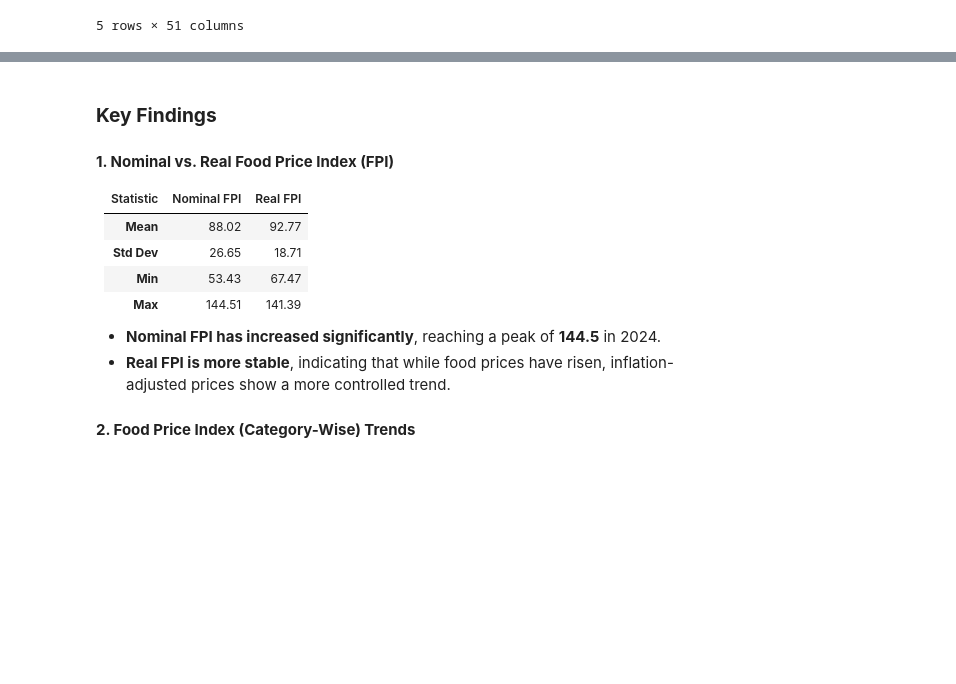
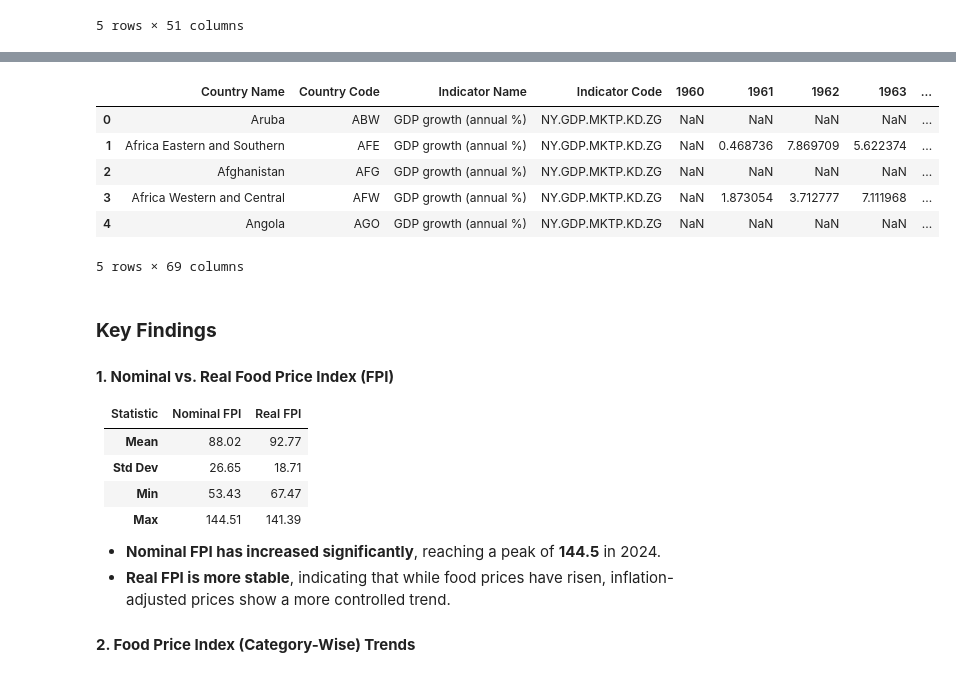
Before and after one commit to sg2083/vis, a Jupyter notebook: data_viz_ps4.ipynb, the cells around one changed output, grey strips where cells are left out. Drawn from its saved outputs; the diff is of its cells as text; code cells hidden in the pictures; blank space fills up the shorter version.

```diff
--- a/data_viz_ps4.ipynb
+++ b/data_viz_ps4.ipynb
@@ -660,3 +909,14 @@ Number of matched rows after merging: 170
+# %%
+gdp_growth = pd.read_csv('gdp_growth.csv', skiprows=4)
+gdp_growth.head()
+# %% [output]
+|  | Country Name | Country Code | Indicator Name | Indicator Code | 1960 | 1961 | 1962 | 1963 | ... |
+| 0 | Aruba | ABW | GDP growth (annual %) | NY.GDP.MKTP.KD.ZG | NaN | NaN | NaN | NaN | ... |
+| 1 | Africa Eastern and Southern | AFE | GDP growth (annual %) | NY.GDP.MKTP.KD.ZG | NaN | 0.468736 | 7.869709 | 5.622374 | ... |
+| 2 | Afghanistan | AFG | GDP growth (annual %) | NY.GDP.MKTP.KD.ZG | NaN | NaN | NaN | NaN | ... |
+| 3 | Africa Western and Central | AFW | GDP growth (annual %) | NY.GDP.MKTP.KD.ZG | NaN | 1.873054 | 3.712777 | 7.111968 | ... |
+| 4 | Angola | AGO | GDP growth (annual %) | NY.GDP.MKTP.KD.ZG | NaN | NaN | NaN | NaN | ... |
+5 rows × 69 columns
 # %%
 
 # # Load the dataset
```
Also changed, not shown: parts of 17 cells of this notebook.
